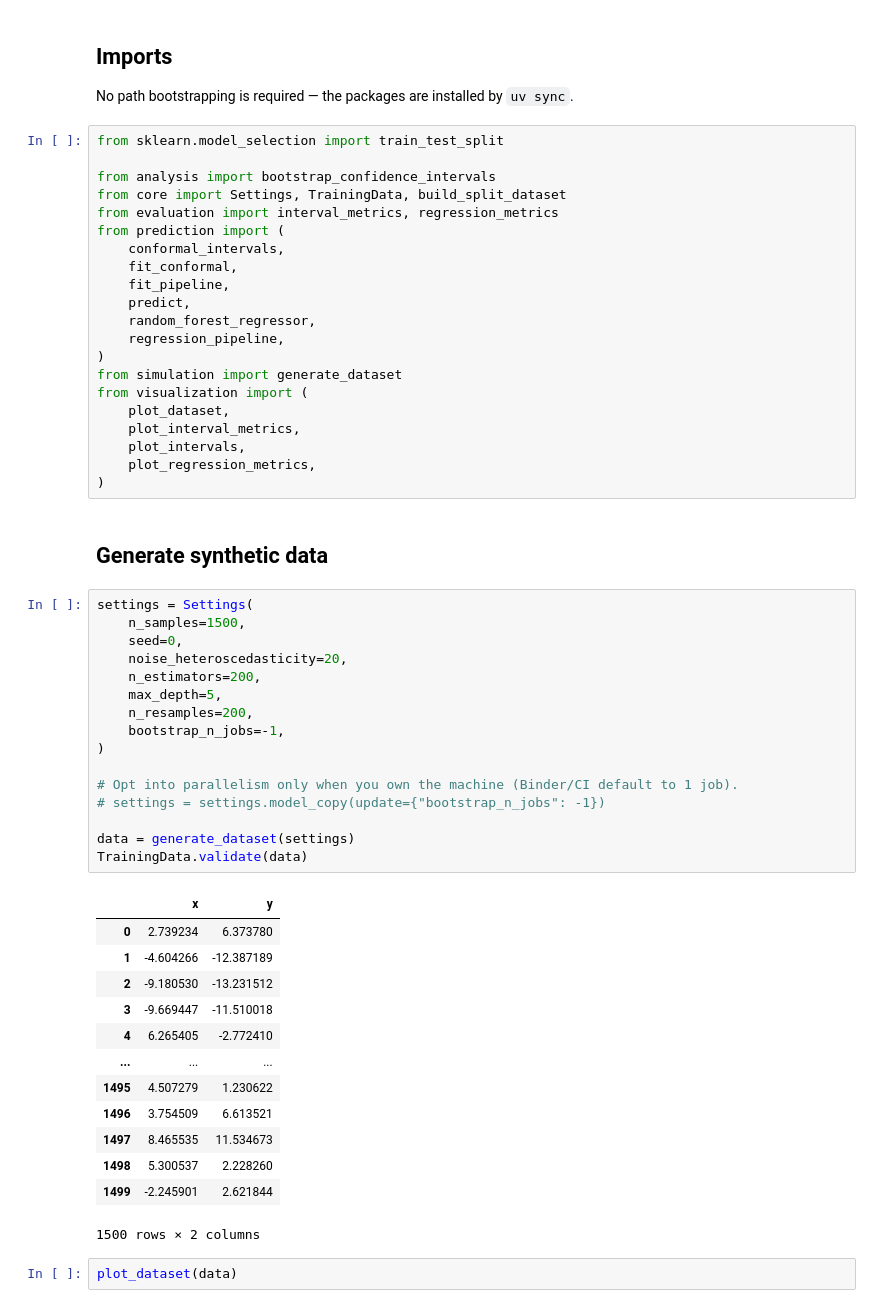
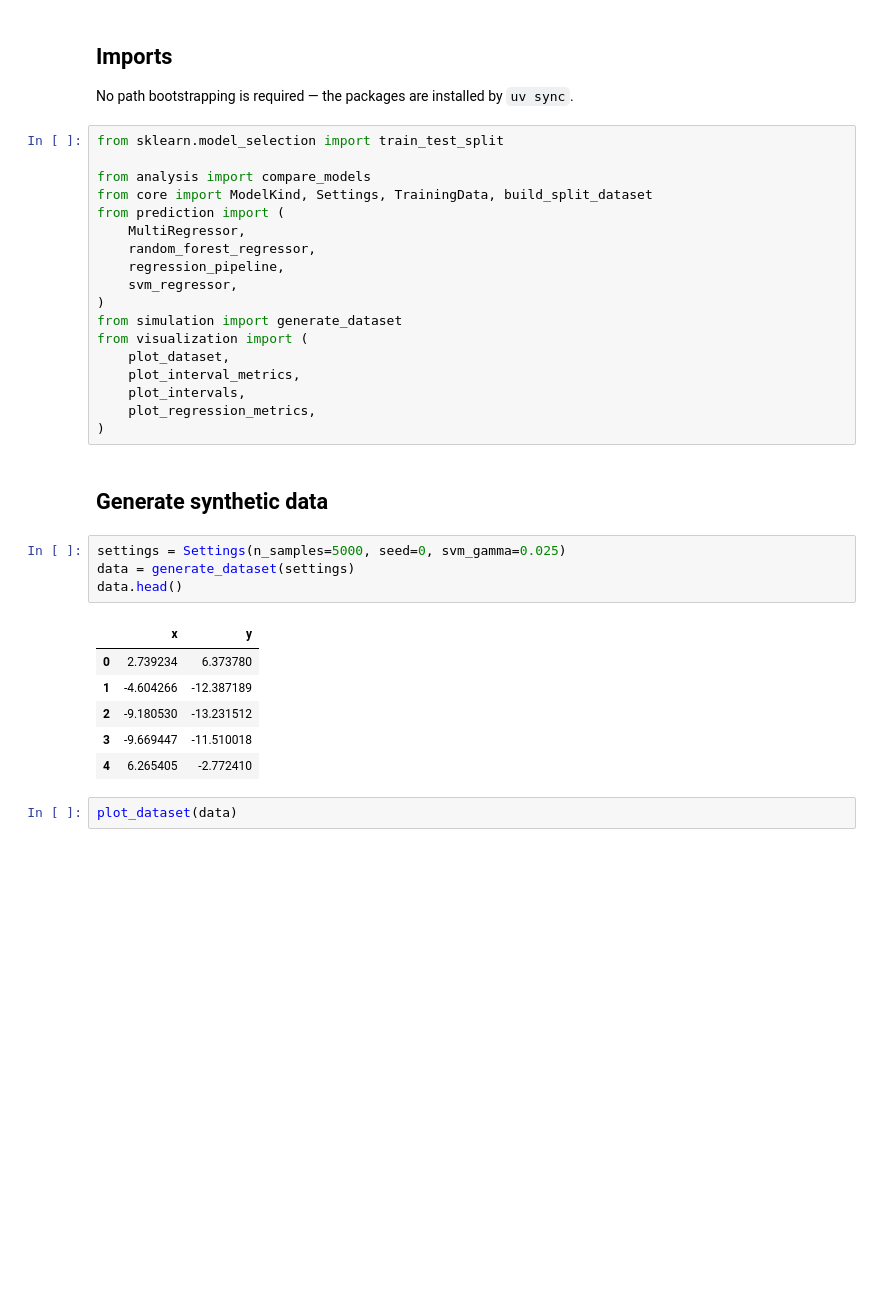
Before and after one commit to ELC/jupyter-book-template, a Jupyter notebook: book/chapters/03_using_src_code.ipynb, the cells around one changed output. Cells and saved outputs as stored; diff of their text form; blank space fills up the shorter version.

```diff
--- a/book/chapters/03_using_src_code.ipynb
+++ b/book/chapters/03_using_src_code.ipynb
@@ -19,16 +18,13 @@ No path bootstrapping is required — the packages are installed by `uv sync`.
 # %%
 from sklearn.model_selection import train_test_split
 
-from analysis import bootstrap_confidence_intervals
-from core import Settings, TrainingData, build_split_dataset
-from evaluation import interval_metrics, regression_metrics
+from analysis import compare_models
+from core import ModelKind, Settings, TrainingData, build_split_dataset
 from prediction import (
-    conformal_intervals,
-    fit_conformal,
-    fit_pipeline,
-    predict,
+    MultiRegressor,
     random_forest_regressor,
     regression_pipeline,
+    svm_regressor,
 )
 from simulation import generate_dataset
 from visualization import (
@@ -40,35 +36,16 @@ from visualization import (
 # %% [markdown]
 ## Generate synthetic data
 # %%
-settings = Settings(
-    n_samples=1500,
-    seed=0,
-    noise_heteroscedasticity=20,
-    n_estimators=200,
-    max_depth=5,
-    n_resamples=200,
-    bootstrap_n_jobs=-1,
-)
-
-# Opt into parallelism only when you own the machine (Binder/CI default to 1 job).
-# settings = settings.model_copy(update={"bootstrap_n_jobs": -1})
-
+settings = Settings(n_samples=5000, seed=0, svm_gamma=0.025)
 data = generate_dataset(settings)
-TrainingData.validate(data)
+data.head()
 # %% [output]
 |  | x | y |
 | 0 | 2.739234 | 6.373780 |
 | 1 | -4.604266 | -12.387189 |
 | 2 | -9.180530 | -13.231512 |
 | 3 | -9.669447 | -11.510018 |
 | 4 | 6.265405 | -2.772410 |
-| ... | ... | ... |
-| 1495 | 4.507279 | 1.230622 |
-| 1496 | 3.754509 | 6.613521 |
-| 1497 | 8.465535 | 11.534673 |
-| 1498 | 5.300537 | 2.228260 |
-| 1499 | -2.245901 | 2.621844 |
-1500 rows × 2 columns
 # %%
 plot_dataset(data)
 # %% [output]
```
Also changed, not shown: parts of 19 cells of this notebook, 28 other files.
